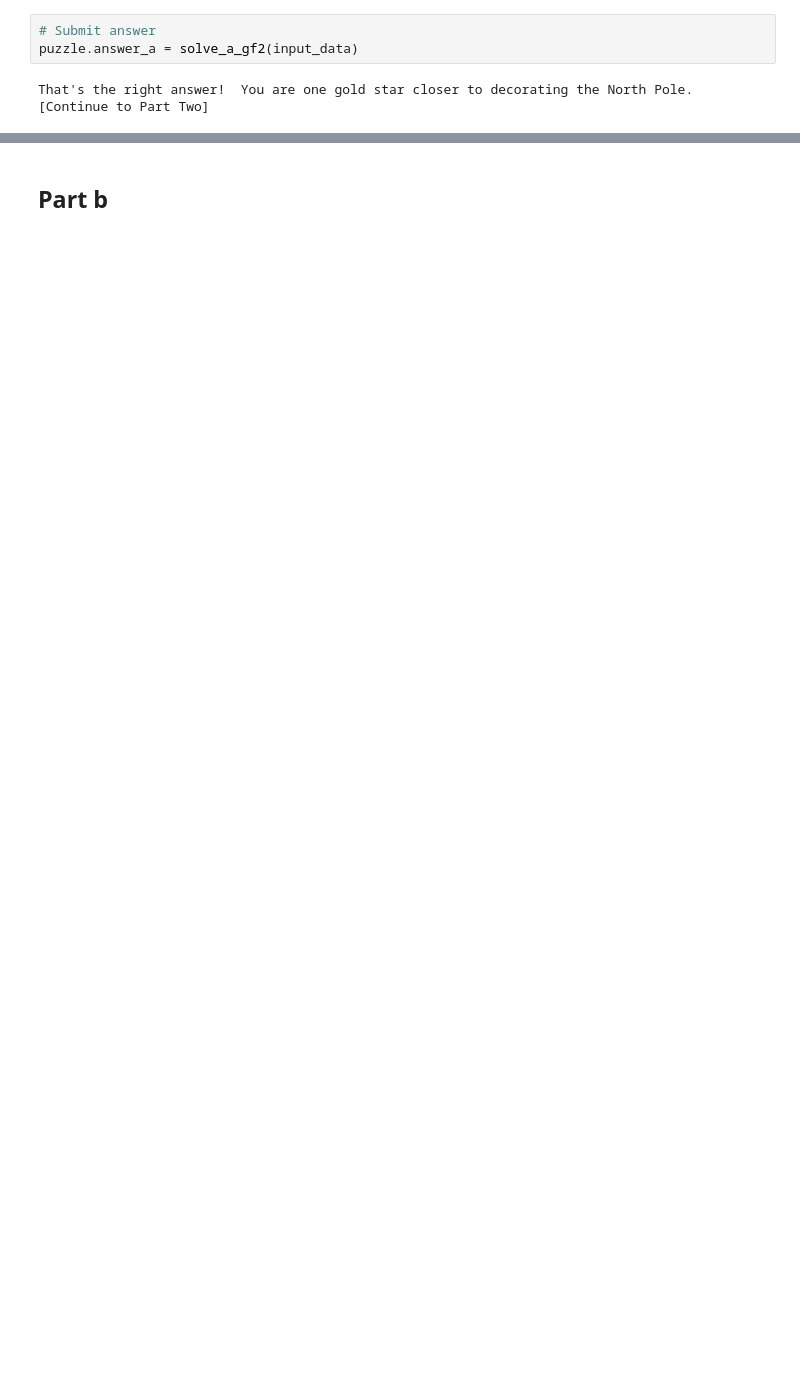
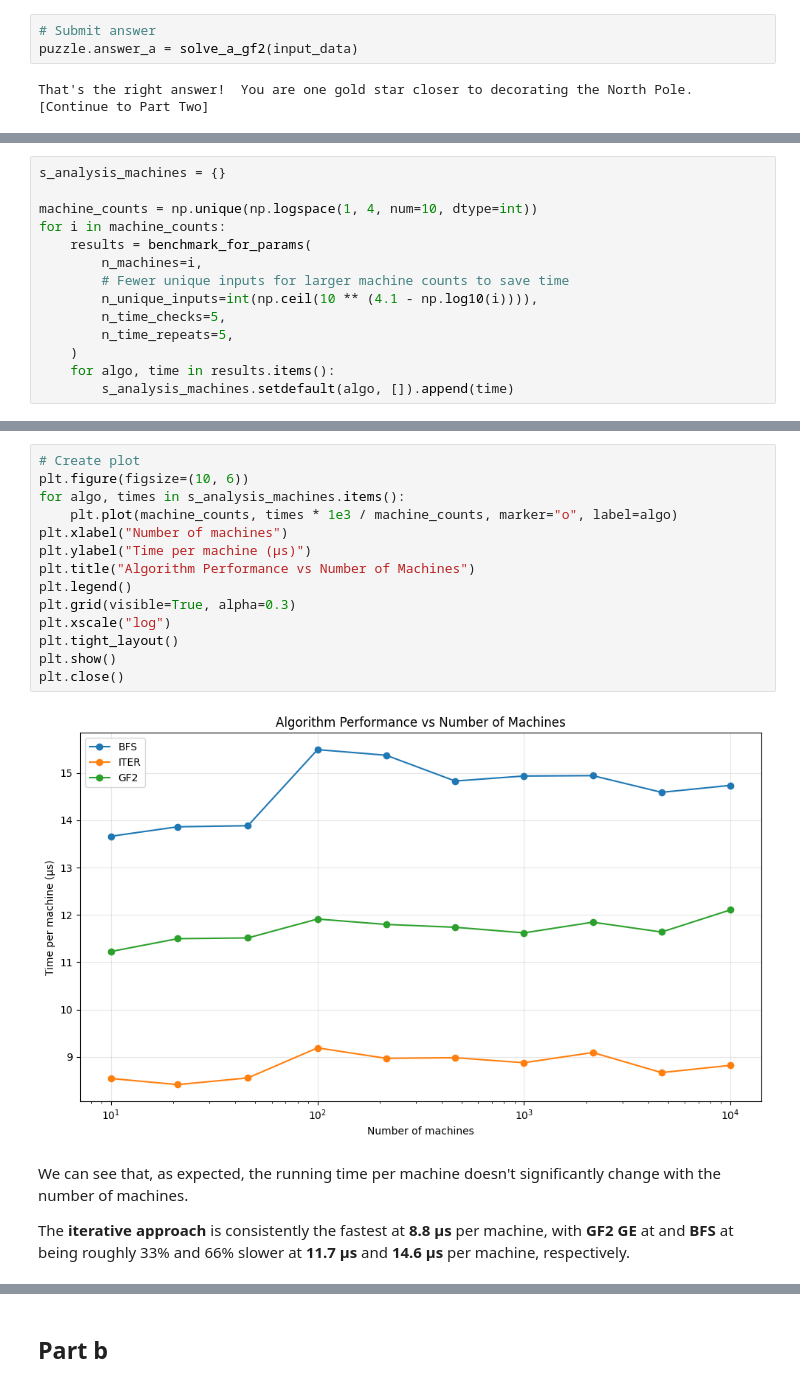
Before and after one commit to simonvanlierde/advent-of-code, a Jupyter notebook: solutions/2025/10.ipynb, the cells around one changed output, grey strips where cells are left out. Saved outputs shown, nothing was run; the diff lists cells and outputs as text; blank space fills up the shorter version.

```diff
--- a/solutions/2025/10.ipynb
+++ b/solutions/2025/10.ipynb
@@ -235,0 +541,14 @@ That's the right answer!  You are one gold star closer to decorating the North P
+# %%
+s_analysis_machines = {}
+
+machine_counts = np.unique(np.logspace(1, 4, num=10, dtype=int))
+for i in machine_counts:
+    results = benchmark_for_params(
+        n_machines=i,
+        # Fewer unique inputs for larger machine counts to save time
+        n_unique_inputs=int(np.ceil(10 ** (4.1 - np.log10(i)))),
+        n_time_checks=5,
+        n_time_repeats=5,
+    )
+    for algo, time in results.items():
+        s_analysis_machines.setdefault(algo, []).append(time)
@@ -235,0 +573,20 @@ That's the right answer!  You are one gold star closer to decorating the North P
+# %%
+# Create plot
+plt.figure(figsize=(10, 6))
+for algo, times in s_analysis_machines.items():
+    plt.plot(machine_counts, times * 1e3 / machine_counts, marker="o", label=algo)
+plt.xlabel("Number of machines")
+plt.ylabel("Time per machine (μs)")
+plt.title("Algorithm Performance vs Number of Machines")
+plt.legend()
+plt.grid(visible=True, alpha=0.3)
+plt.xscale("log")
+plt.tight_layout()
+plt.show()
+plt.close()
+# %% [output]
+[figure, added]
+# %% [markdown]
+We can see that, as expected, the running time per machine doesn't significantly change with the number of machines.
+
+The **iterative approach** is consistently the fastest at **8.8 μs** per machine, with **GF2 GE** at and **BFS** at  being roughly 33% and 66% slower at **11.7 μs** and **14.6 μs** per machine, respectively.
```
Also changed, not shown: parts of 36 cells of this notebook, 1 other file.
